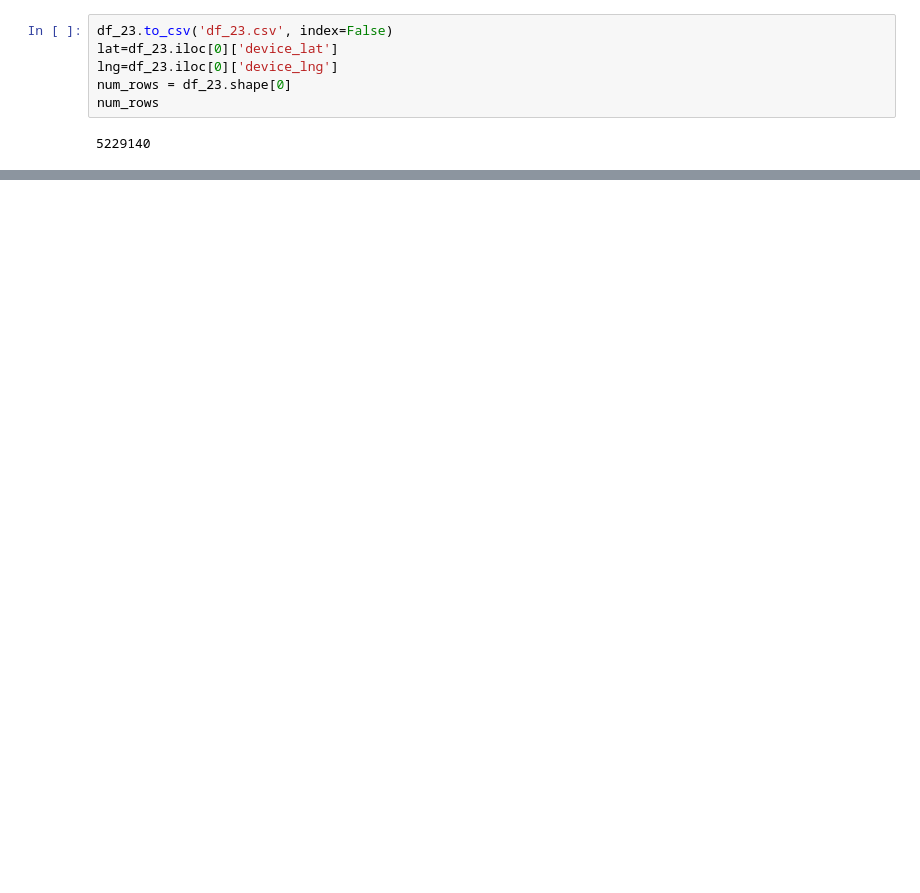
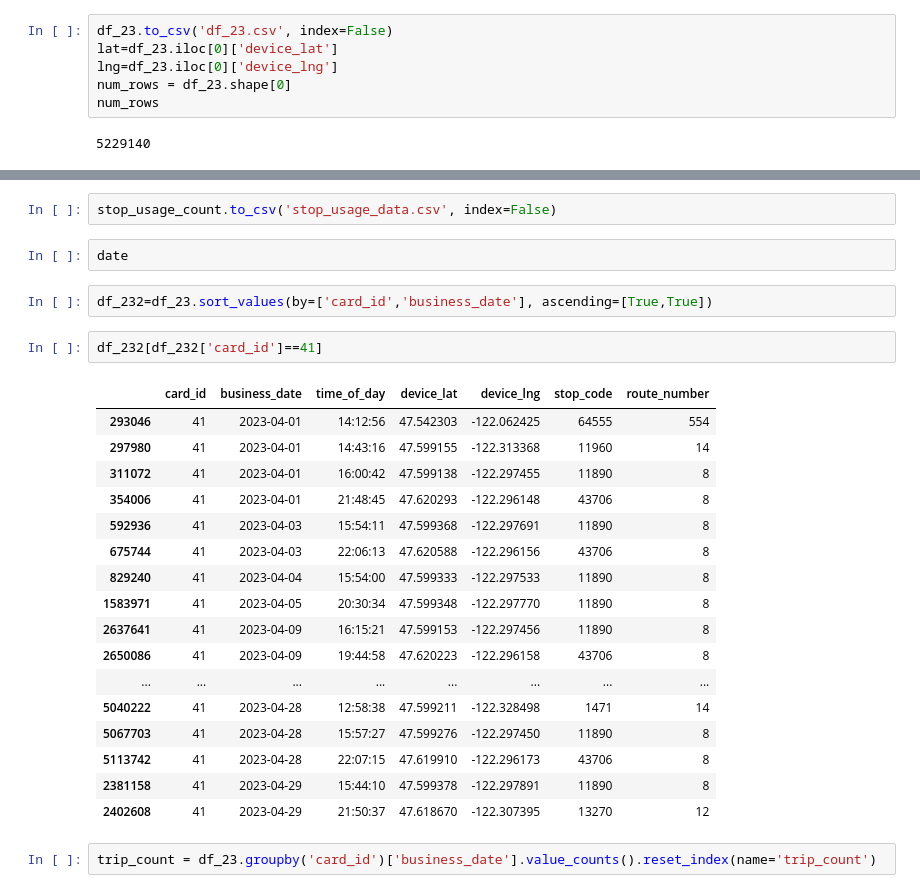
Before and after one commit to arsalanesmaili/kcm_ridership, a Jupyter notebook: Untitled4.ipynb, the cells around one changed output, grey strips where cells are left out. Cells and saved outputs as stored; diff of their text form; blank space fills up the shorter version.

Commit message:
each day trips

```diff
--- a/Untitled4.ipynb
+++ b/Untitled4.ipynb
@@ -521,0 +547,28 @@ for i in range(num_rows):
+# %%
+stop_usage_count.to_csv('stop_usage_data.csv', index=False)
+# %%
+date
+# %%
+df_232=df_23.sort_values(by=['card_id','business_date'], ascending=[True,True])
+# %%
+df_232[df_232['card_id']==41]
+# %% [output]
+|  | card_id | business_date | time_of_day | device_lat | device_lng | stop_code | route_number |
+| 293046 | 41 | 2023-04-01 | 14:12:56 | 47.542303 | -122.062425 | 64555 | 554 |
+| 297980 | 41 | 2023-04-01 | 14:43:16 | 47.599155 | -122.313368 | 11960 | 14 |
+| 311072 | 41 | 2023-04-01 | 16:00:42 | 47.599138 | -122.297455 | 11890 | 8 |
+| 354006 | 41 | 2023-04-01 | 21:48:45 | 47.620293 | -122.296148 | 43706 | 8 |
+| 592936 | 41 | 2023-04-03 | 15:54:11 | 47.599368 | -122.297691 | 11890 | 8 |
+| 675744 | 41 | 2023-04-03 | 22:06:13 | 47.620588 | -122.296156 | 43706 | 8 |
+| 829240 | 41 | 2023-04-04 | 15:54:00 | 47.599333 | -122.297533 | 11890 | 8 |
+| 1583971 | 41 | 2023-04-05 | 20:30:34 | 47.599348 | -122.297770 | 11890 | 8 |
+| 2637641 | 41 | 2023-04-09 | 16:15:21 | 47.599153 | -122.297456 | 11890 | 8 |
+| 2650086 | 41 | 2023-04-09 | 19:44:58 | 47.620223 | -122.296158 | 43706 | 8 |
+| ... | ... | ... | ... | ... | ... | ... | ... |
+| 5040222 | 41 | 2023-04-28 | 12:58:38 | 47.599211 | -122.328498 | 1471 | 14 |
+| 5067703 | 41 | 2023-04-28 | 15:57:27 | 47.599276 | -122.297450 | 11890 | 8 |
+| 5113742 | 41 | 2023-04-28 | 22:07:15 | 47.619910 | -122.296173 | 43706 | 8 |
+| 2381158 | 41 | 2023-04-29 | 15:44:10 | 47.599378 | -122.297891 | 11890 | 8 |
+| 2402608 | 41 | 2023-04-29 | 21:50:37 | 47.618670 | -122.307395 | 13270 | 12 |
+# %%
+trip_count = df_23.groupby('card_id')['business_date'].value_counts().reset_index(name='trip_count')
```
Also changed, not shown: parts of 11 cells of this notebook, 5 other files.
